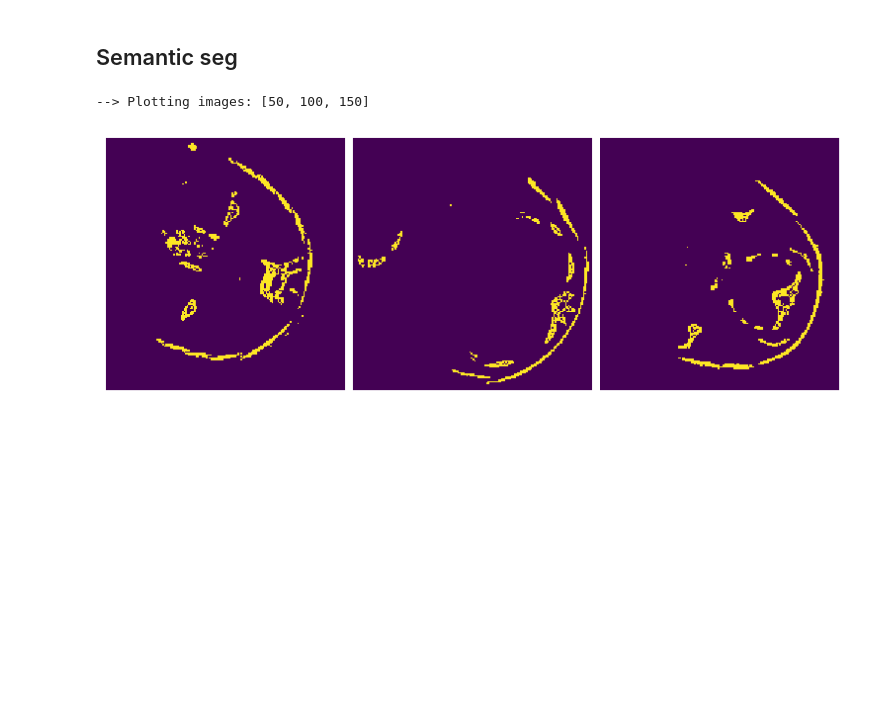
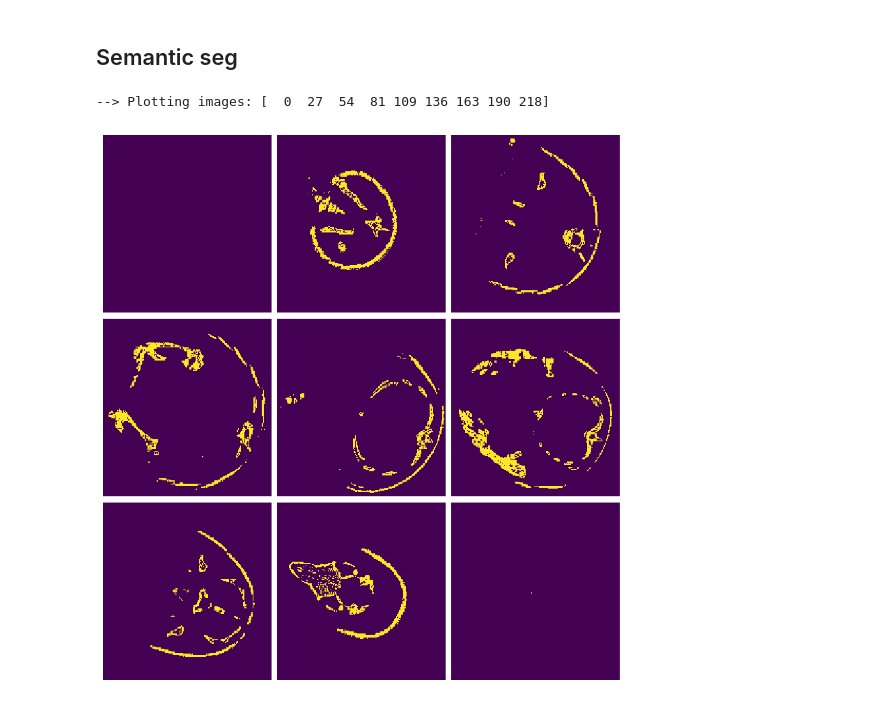
Before and after one commit to GusBusDraws/skeleton-propaganda, a Jupyter notebook: 01-pt-wf.ipynb, the cells around one changed output. Saved outputs shown, nothing was run; the diff lists cells and outputs as text; code cells hidden in the pictures; blank space fills up the shorter version.

Commit message:
Segment regions and save STLs

```diff
--- a/01-pt-wf.ipynb
+++ b/01-pt-wf.ipynb
@@ -59,0 +45,14 @@ Rescaled shape:  (219, 169, 160)
+# %%
+imgs_path = Path('data/armadillo-UF20650')
+imgs = load_rescaled_images(
+    imgs_path, 0.10, file_suffix='.tif', convert_to_unit8=True)
+print('Data shape: ', imgs.shape)
+print('Data type: ', imgs.dtype)
+fig, axes = view.plot_slices(
+    imgs,
+    nslices=9,
+    print_slices=True,
+    imgs_per_row=3,
+    fig_w=7.5,
+    dpi=100
+)
@@ -69,12 +73,18 @@ plt.show()
 ## Semantic seg
 # %%
 thresholds = [110]
-imgs_semantic = segment.isolate_classes(imgs_rs, thresholds)
-fig, axes = view.plot_slices(imgs_semantic, slices=slices)
-plt.show()
+imgs_semantic = segment.isolate_classes(imgs, thresholds)
+fig, axes = view.plot_slices(
+    imgs_semantic,
+    nslices=9,
+    print_slices=True,
+    imgs_per_row=3,
+    fig_w=7.5,
+    dpi=100
+)
 # %% [output]
---> Plotting images: [50, 100, 150]
+--> Plotting images: [  0  27  54  81 109 136 163 190 218]
-[figure, old version]
+[figure, new version]
 # %%
 pts = np.array(np.nonzero(imgs_semantic))
 pts.shape
```
Also changed, not shown: parts of 25 cells of this notebook, 1 other file.
